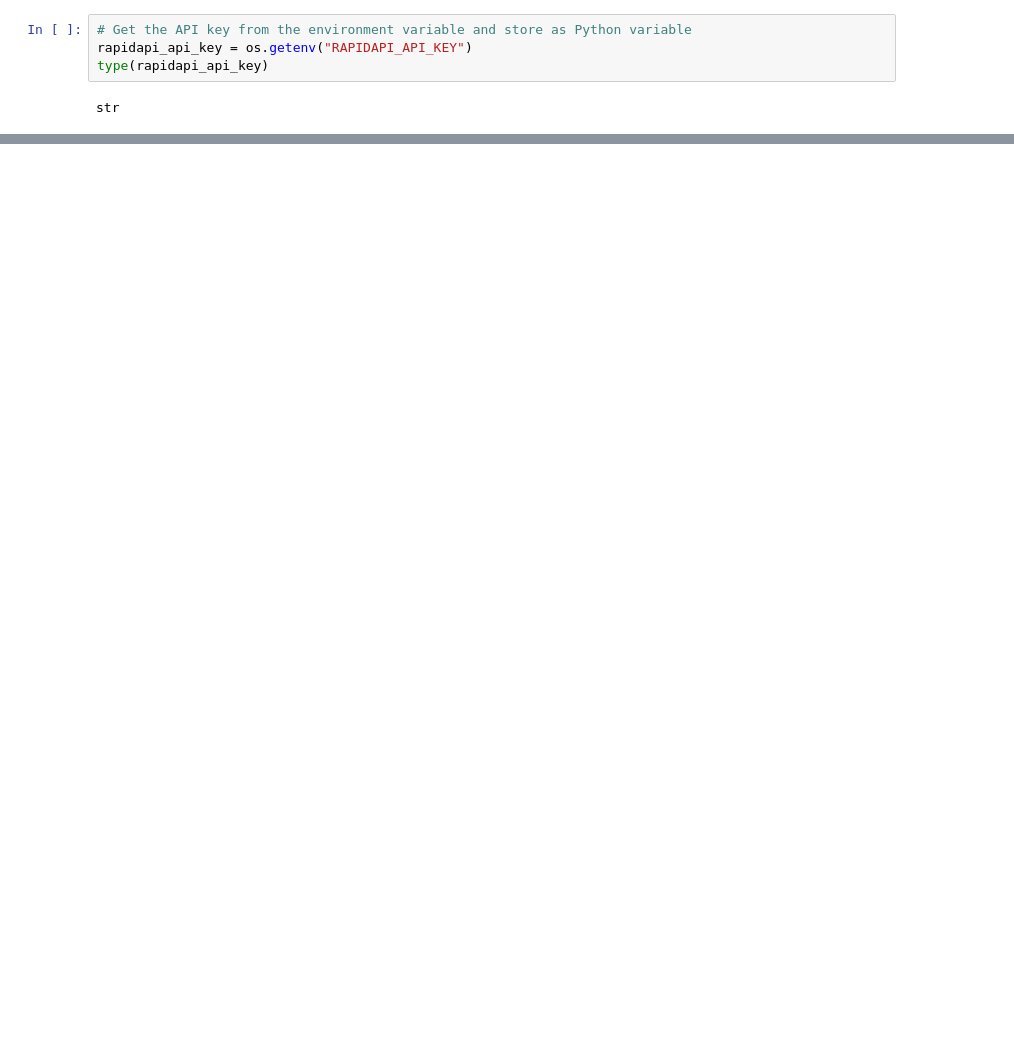
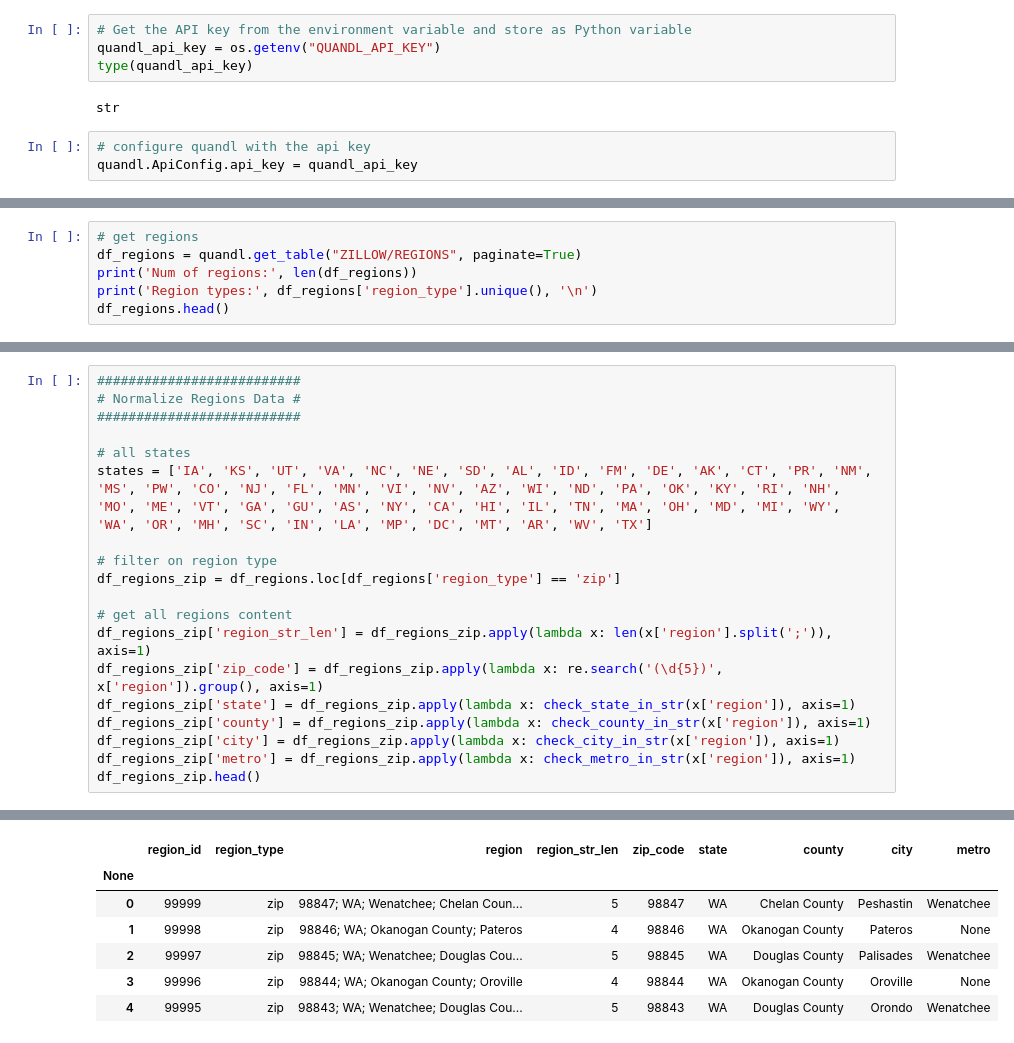
Before and after one commit to cmiskovich/Project_1, a Jupyter notebook: Takoma_Park_Housing_Market_Analysis.ipynb, the cells around one changed output, grey strips where cells are left out. Saved outputs shown, nothing was run; the diff lists cells and outputs as text; blank space fills up the shorter version.

Commit message:
Switch to Quandl API and getting Indicators and Home values and rentals data.

```diff
--- a/Takoma_Park_Housing_Market_Analysis.ipynb
+++ b/Takoma_Park_Housing_Market_Analysis.ipynb
@@ -15,7 +52,10 @@ load_dotenv(env_path)
 True
 # %%
 # Get the API key from the environment variable and store as Python variable
-rapidapi_api_key = os.getenv("RAPIDAPI_API_KEY")
-type(rapidapi_api_key)
+quandl_api_key = os.getenv("QUANDL_API_KEY")
+type(quandl_api_key)
 # %% [output]
 str
+# %%
+# configure quandl with the api key
+quandl.ApiConfig.api_key = quandl_api_key
@@ -21,0 +100,6 @@ str
+# %%
+# get regions
+df_regions = quandl.get_table("ZILLOW/REGIONS", paginate=True)
+print('Num of regions:', len(df_regions))
+print('Region types:', df_regions['region_type'].unique(), '\n')
+df_regions.head()
@@ -21,0 +116,20 @@ str
+# %%
+##########################
+# Normalize Regions Data #
+##########################
+
+# all states
+states = ['IA', 'KS', 'UT', 'VA', 'NC', 'NE', 'SD', 'AL', 'ID', 'FM', 'DE', 'AK', 'CT', 'PR', 'NM', 'MS', 'PW', 'CO', 'NJ', 'FL', 'MN', 'VI', 'NV', 'AZ', 'WI', 'ND', 'PA', 'OK', 'KY', 'RI', 'NH', 'MO', 'ME', 'VT', 'GA', 'GU', 'AS', 'NY', 'CA', 'HI', 'IL', 'TN', 'MA', 'OH', 'MD', 'MI', 'WY', 'WA', 'OR', 'MH', 'SC', 'IN', 'LA', 'MP', 'DC', 'MT', 'AR', 'WV', 'TX']
+
+# filter on region type
+df_regions_zip = df_regions.loc[df_regions['region_type'] == 'zip']
+
+# get all regions content
+df_regions_zip['region_str_len'] = df_regions_zip.apply(lambda x: len(x['region'].split(';')), axis=1)
+df_regions_zip['zip_code'] = df_regions_zip.apply(lambda x: re.search('(\d{5})', x['region']).group(), axis=1)
+df_regions_zip['state'] = df_regions_zip.apply(lambda x: check_state_in_str(x['region']), axis=1)
+df_regions_zip['county'] = df_regions_zip.apply(lambda x: check_county_in_str(x['region']), axis=1)
+df_regions_zip['city'] = df_regions_zip.apply(lambda x: check_city_in_str(x['region']), axis=1)
+df_regions_zip['metro'] = df_regions_zip.apply(lambda x: check_metro_in_str(x['region']), axis=1)
+df_regions_zip.head()
+# %% [output]
@@ -21,0 +153,7 @@ str
+|  | region_id | region_type | region | region_str_len | zip_code | state | county | city | metro |
+| None |  |  |  |  |  |  |  |  |  |
+| 0 | 99999 | zip | 98847; WA; Wenatchee; Chelan Coun... | 5 | 98847 | WA | Chelan County | Peshastin | Wenatchee |
+| 1 | 99998 | zip | 98846; WA; Okanogan County; Pateros | 4 | 98846 | WA | Okanogan County | Pateros | None |
+| 2 | 99997 | zip | 98845; WA; Wenatchee; Douglas Cou... | 5 | 98845 | WA | Douglas County | Palisades | Wenatchee |
+| 3 | 99996 | zip | 98844; WA; Okanogan County; Oroville | 4 | 98844 | WA | Okanogan County | Oroville | None |
+| 4 | 99995 | zip | 98843; WA; Wenatchee; Douglas Cou... | 5 | 98843 | WA | Douglas County | Orondo | Wenatchee |
```
Also changed, not shown: parts of 14 cells of this notebook.
